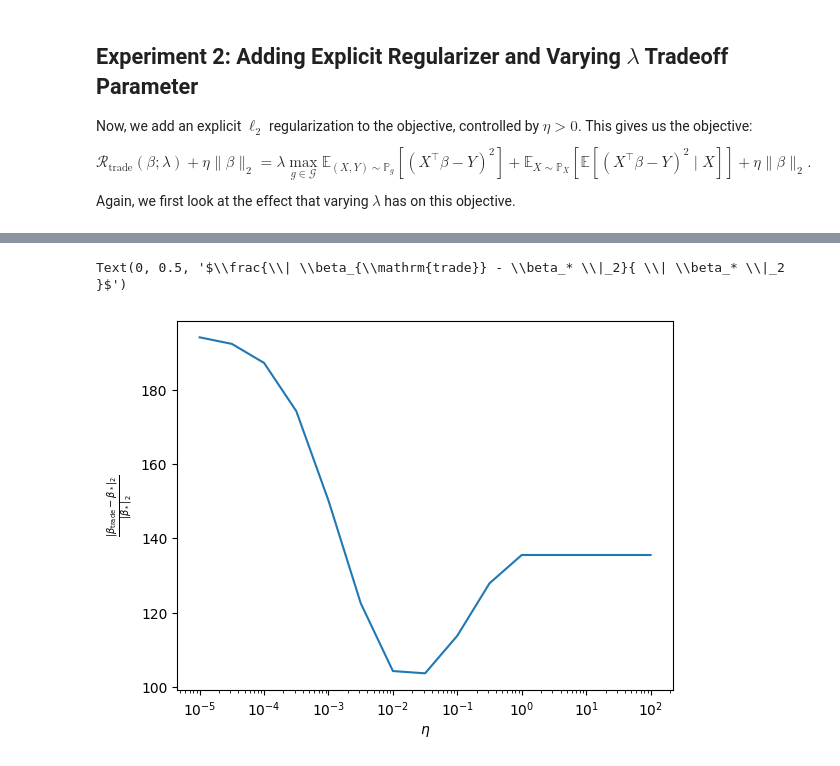
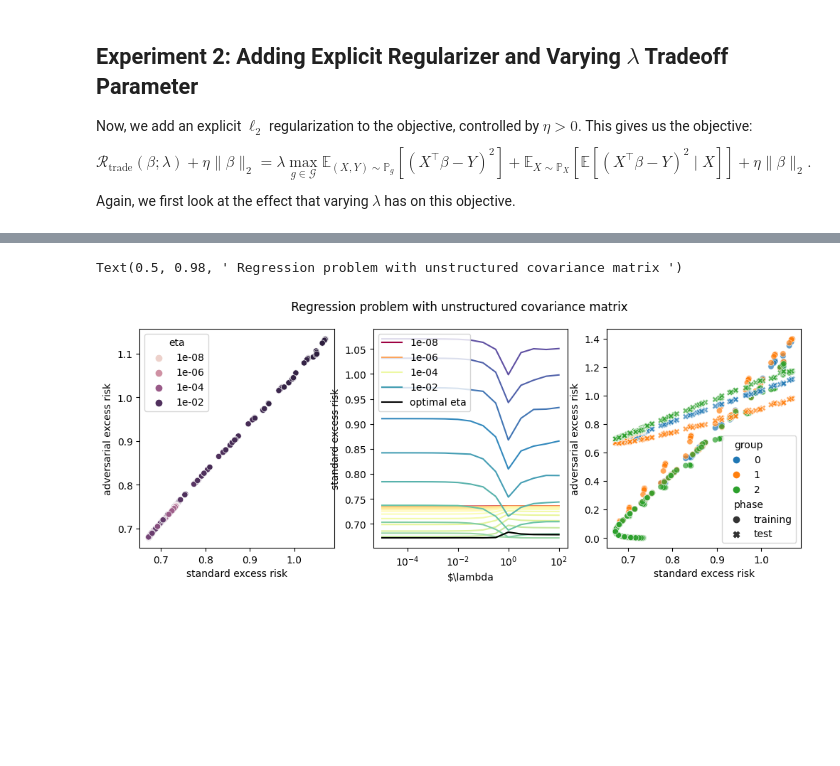
Before and after one commit to essdeee/overparam_dro, a Jupyter notebook: main.ipynb, the cells around one changed output, grey strips where cells are left out. Saved outputs shown, nothing was run; the diff lists cells and outputs as text; code cells hidden in the pictures; blank space fills up the shorter version.

Commit message:
parameter sweep

```diff
--- a/main.ipynb
+++ b/main.ipynb
@@ -424,10 +341,0 @@ plt.xscale('log')
-# %%
-global_cov = np.stack( [ group.cov for group in groups ], axis = 2 ).mean(axis = 2)
-beta_l2 = [ ( (model_beta - true_beta).T @  global_cov @ (model_beta - true_beta) ).flatten()  / np.linalg.norm(true_beta) for model_beta in model_betas]
-plt.plot(etas, beta_l2)
-plt.xscale('log')
-plt.xlabel(r'$\eta$')
-plt.ylabel(r'$\frac{\| \beta_{\mathrm{trade}} - \beta_* \|_2}{ \| \beta_* \|_2 }$')
-# %% [output]
-Text(0, 0.5, '$\\frac{\\| \\beta_{\\mathrm{trade}} - \\beta_* \\|_2}{ \\| \\beta_* \\|_2 }$')
-[figure, removed]
@@ -442,0 +342,47 @@ beta_melt = betas.melt( id_vars = ["true_beta"], value_vars= betas.columns[1:],
+# %%
+df = pd.DataFrame.from_dict(dict(standard_risk = bookkeep['standard excess risk'],
+                                 adversarial_risk = list(map(max, bookkeep['groups excess risk']))
+                                 )
+                            )
+
+df = pd.concat([df, pd.DataFrame(bookkeep['groups training risk']).add_prefix('training risk '), pd.DataFrame(bookkeep['groups test risk']).add_prefix('test risk ')], axis=1)
+df.index = params
+df.reset_index(inplace=True)
+
+# best eta for each lambda
+best = df.reset_index().groupby('lambda', as_index=False).apply( func = lambda fixed_lambda: fixed_lambda.sort_values(by = "standard_risk").iloc[0,:] )
+
+bets_eta_ridge = best[ best['lambda'] == lambdas[0] ].loc[0,'eta']
+# %%
+mydf = df.melt(id_vars = ['standard_risk', 'adversarial_risk'],value_vars= df.columns.to_list()[2:])
+mydf['phase'] = np.where(mydf.variable.str.contains('training'), 'training', 'test')
+mydf['group'] = mydf.variable.str.slice(start = -1)
+mydf.loc[ mydf['phase'] == 'test', 'value' ] -= noise_level ** 2
+# %%
+fig, ax = plt.subplots(1, 3, figsize=(12,4))
+
+sns.scatterplot(x = "standard_risk", y = "adversarial_risk", hue="eta", data = df.reset_index(), hue_norm=LogNorm(vmin = min(etas), vmax = max(etas)), ax=ax[0])
+ax[0].set_xlabel('standard excess risk')
+ax[0].set_ylabel('adversarial excess risk')
+
+sns.lineplot(x = 'lambda',
+             y = 'standard_risk',
+             hue = 'eta',
+             data = df,
+             hue_norm=LogNorm(),
+             palette=sns.color_palette("Spectral", as_cmap=True),
+             ax = ax[1])
+df[ df['eta'] == bets_eta_ridge ].plot.line(x = "lambda", y = "standard_risk", color = "k", ax = ax[1], label = "optimal eta")
+ax[1].set_xscale('log')
+ax[1].legend(loc="upper left")
+ax[1].set_xlabel(r'$\lambda')
+ax[1].set_ylabel('standard excess risk')
+
+sns.scatterplot(x = "standard_risk", y = "value", hue = "group", style="phase", data = mydf, alpha = 0.7, ax = ax[2])
+ax[2].set_xlabel('standard excess risk')
+ax[2].set_ylabel('adversarial excess risk')
+
+fig.suptitle(" Regression problem with unstructured covariance matrix ")
+# %% [output]
+Text(0.5, 0.98, ' Regression problem with unstructured covariance matrix ')
+[figure, added]
```
Also changed, not shown: parts of 11 cells of this notebook, 3 other files.
